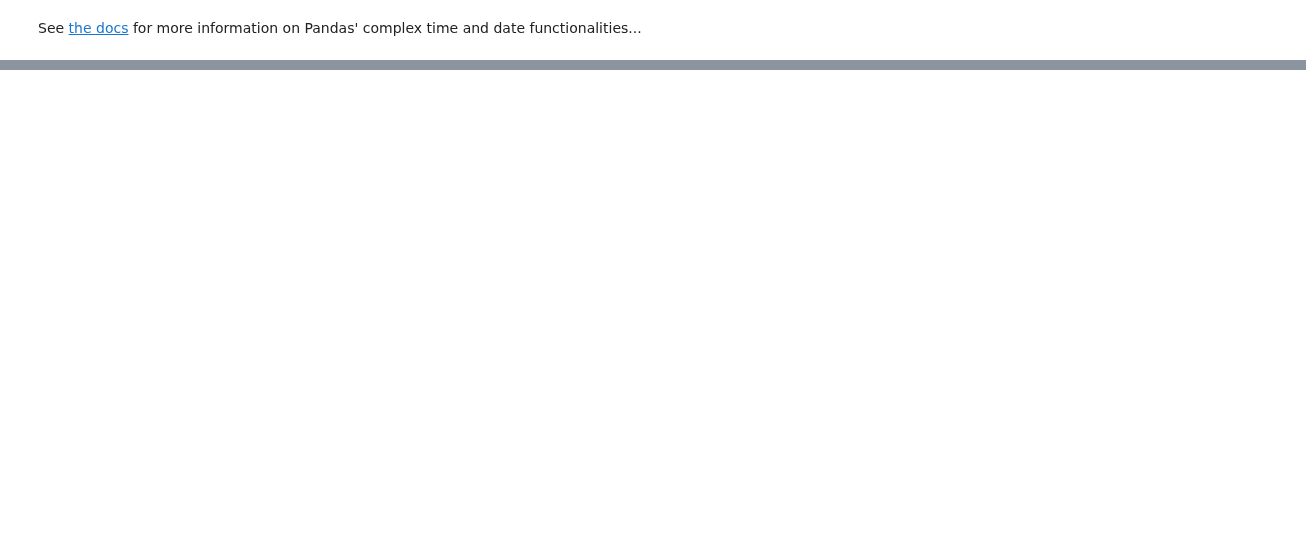
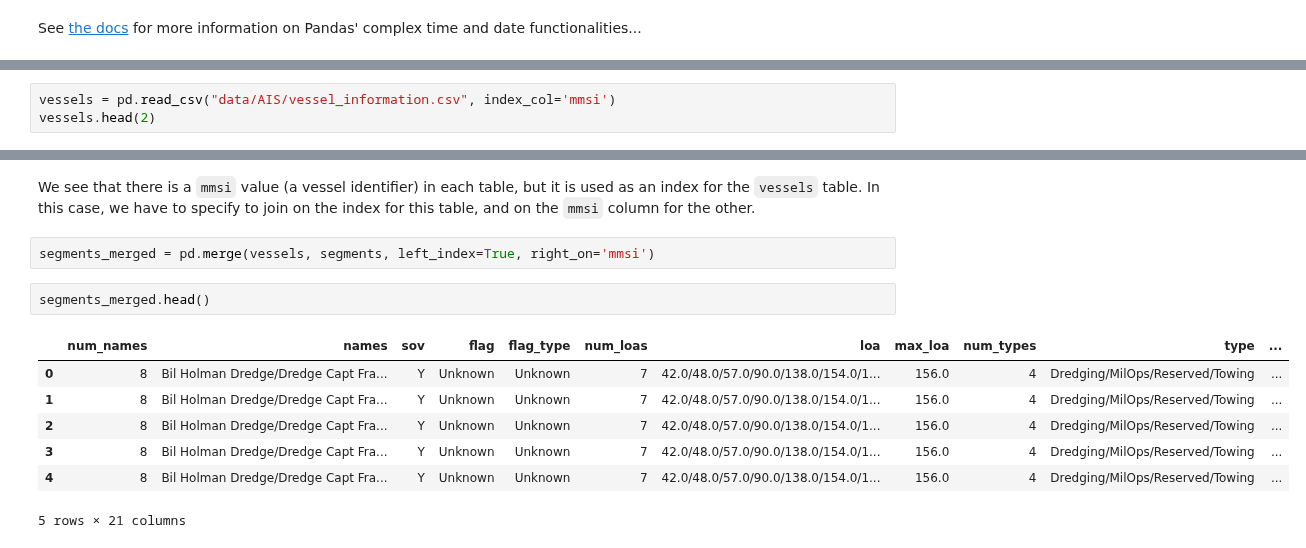
Before and after one commit to ihmeuw/ihme-python-course, a Jupyter notebook: Lecture 4/Pandas II.ipynb, the cells around one changed output, grey strips where cells are left out. Saved outputs shown, nothing was run; the diff lists cells and outputs as text; blank space fills up the shorter version.

Commit message:
done up through joins for lecture 4

```diff
--- a/Lecture 4/Pandas II.ipynb
+++ b/Lecture 4/Pandas II.ipynb
@@ -388,0 +560,3 @@ See [the docs](http://pandas.pydata.org/pandas-docs/stable/timeseries.html) for
+# %%
+vessels = pd.read_csv("data/AIS/vessel_information.csv", index_col='mmsi')
+vessels.head(2)
@@ -388,0 +574,14 @@ See [the docs](http://pandas.pydata.org/pandas-docs/stable/timeseries.html) for
+# %% [markdown]
+We see that there is a `mmsi` value (a vessel identifier) in each table, but it is used as an index for the `vessels` table. In this case, we have to specify to join on the index for this table, and on the `mmsi` column for the other.
+# %%
+segments_merged = pd.merge(vessels, segments, left_index=True, right_on='mmsi')
+# %%
+segments_merged.head()
+# %% [output]
+|  | num_names | names | sov | flag | flag_type | num_loas | loa | max_loa | num_types | type | ... |
+| 0 | 8 | Bil Holman Dredge/Dredge Capt Fra... | Y | Unknown | Unknown | 7 | 42.0/48.0/57.0/90.0/138.0/154.0/1... | 156.0 | 4 | Dredging/MilOps/Reserved/Towing | ... |
+| 1 | 8 | Bil Holman Dredge/Dredge Capt Fra... | Y | Unknown | Unknown | 7 | 42.0/48.0/57.0/90.0/138.0/154.0/1... | 156.0 | 4 | Dredging/MilOps/Reserved/Towing | ... |
+| 2 | 8 | Bil Holman Dredge/Dredge Capt Fra... | Y | Unknown | Unknown | 7 | 42.0/48.0/57.0/90.0/138.0/154.0/1... | 156.0 | 4 | Dredging/MilOps/Reserved/Towing | ... |
+| 3 | 8 | Bil Holman Dredge/Dredge Capt Fra... | Y | Unknown | Unknown | 7 | 42.0/48.0/57.0/90.0/138.0/154.0/1... | 156.0 | 4 | Dredging/MilOps/Reserved/Towing | ... |
+| 4 | 8 | Bil Holman Dredge/Dredge Capt Fra... | Y | Unknown | Unknown | 7 | 42.0/48.0/57.0/90.0/138.0/154.0/1... | 156.0 | 4 | Dredging/MilOps/Reserved/Towing | ... |
+5 rows × 21 columns
```
Also changed, not shown: parts of 42 cells of this notebook, 2 other files.
